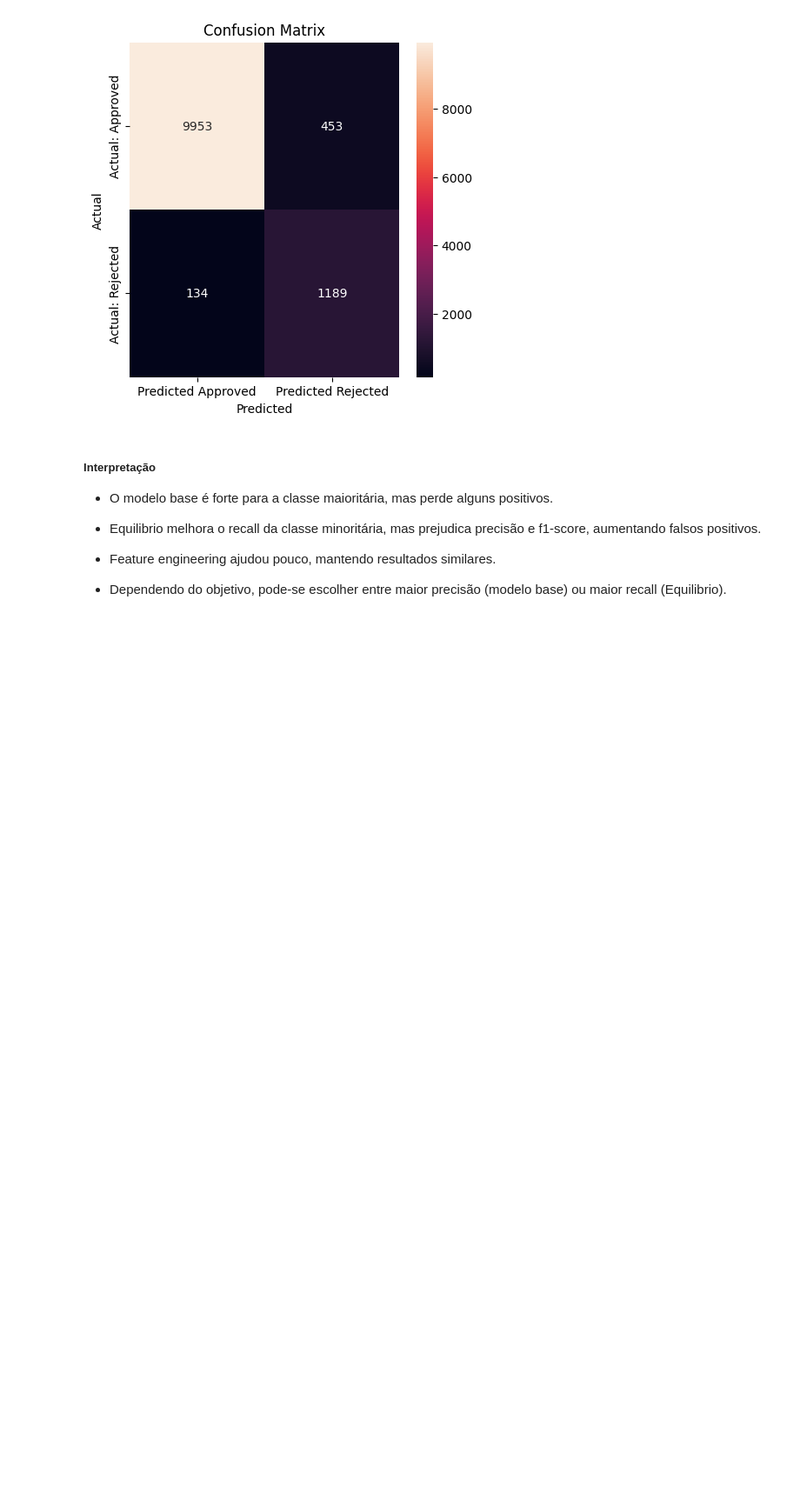
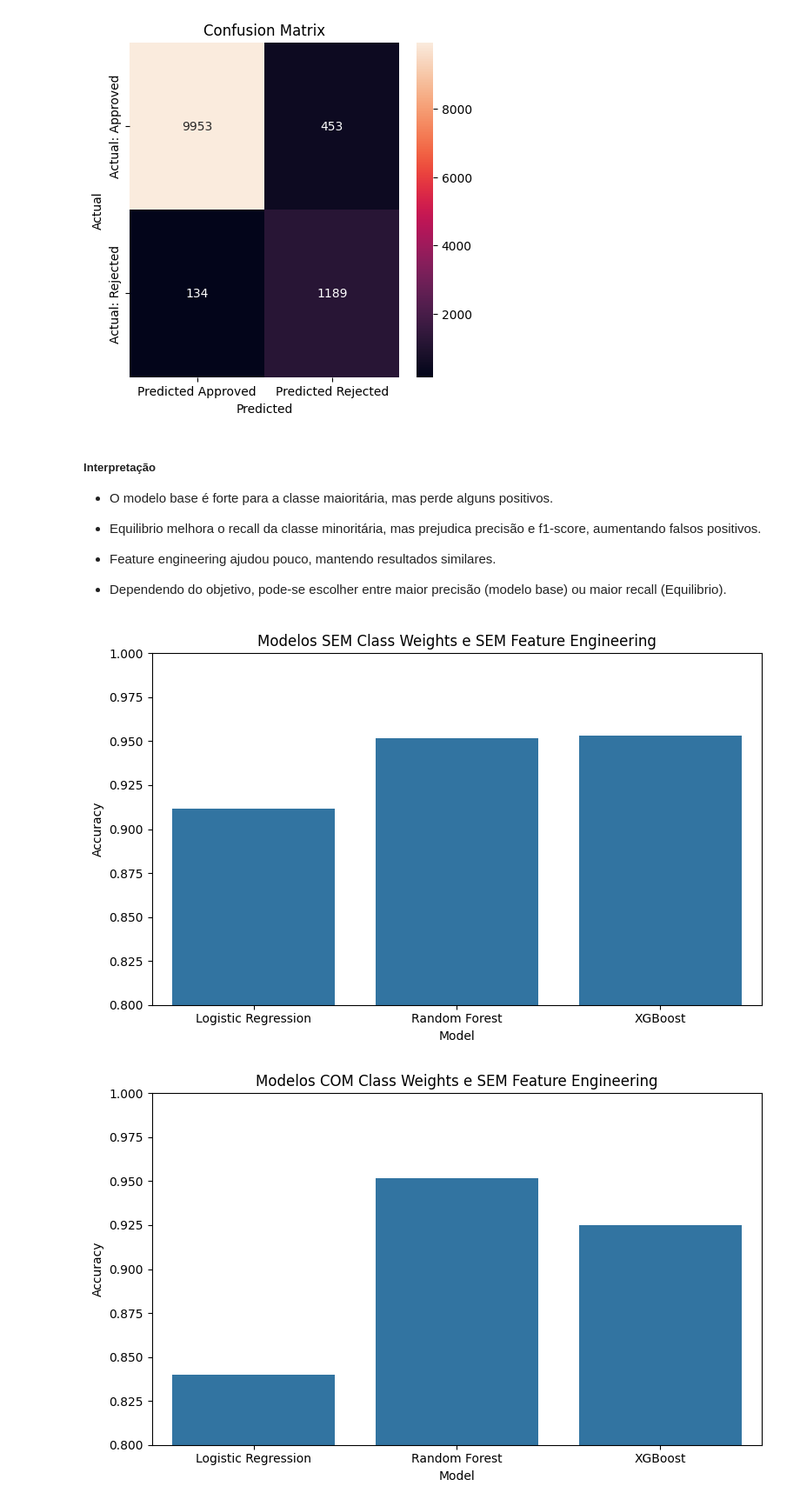
Before and after one commit to RodrigoPombo1/projeto-2-ia, a Jupyter notebook: notas_jupyter.ipynb, the cells around one changed output. Shown at 87% size. Saved outputs shown, nothing was run; the diff lists cells and outputs as text; code cells hidden in the pictures; blank space fills up the shorter version.

Commit message:
graficos a comparar a accuracy entre os diferentes algoritmos

```diff
--- a/notas_jupyter.ipynb
+++ b/notas_jupyter.ipynb
@@ -1019,3 +1019,60 @@ confusion_matrix_plot(9953, 134, 453, 1189)
 - Feature engineering ajudou pouco, mantendo resultados similares.
 
 - Dependendo do objetivo, pode-se escolher entre maior precisão (modelo base) ou maior recall (Equilibrio).
+# %%
+# dos resultados obtidos em cada execução do modelo
+results = [
+    # Logistic Regression
+    {"Model": "Logistic Regression", "Feature Eng": False, "Class Weights": False, "Accuracy": 0.9118},
+    {"Model": "Logistic Regression", "Feature Eng": False, "Class Weights": True,  "Accuracy": 0.8398},
+    {"Model": "Logistic Regression", "Feature Eng": True,  "Class Weights": False, "Accuracy": 0.9150},
+    # Random Forest
+    {"Model": "Random Forest", "Feature Eng": False, "Class Weights": False, "Accuracy": 0.9517},
+    {"Model": "Random Forest", "Feature Eng": False, "Class Weights": True,  "Accuracy": 0.9515},
+    {"Model": "Random Forest", "Feature Eng": True,  "Class Weights": False, "Accuracy": 0.9471},
+    # XGBoost
+    {"Model": "XGBoost", "Feature Eng": False, "Class Weights": False, "Accuracy": 0.9534},
+    {"Model": "XGBoost", "Feature Eng": False, "Class Weights": True,  "Accuracy": 0.9252},
+    {"Model": "XGBoost", "Feature Eng": True,  "Class Weights": False, "Accuracy": 0.9500},
+]
+
+df_results = pd.DataFrame(results)
+
+# Todos algoritmos SEM class weights e SEM feature engineering
+plt.figure(figsize=(8,5))
+sns.barplot(
+    data=df_results[(df_results["Feature Eng"] == False) & (df_results["Class Weights"] == False)],
+    x="Model",
+    y="Accuracy",
+)
+plt.title("Modelos SEM Class Weights e SEM Feature Engineering")
+plt.ylim(0.8, 1)
+plt.tight_layout()
+plt.show()
+
+# Todos algoritmos COM class weights e SEM feature engineering
+plt.figure(figsize=(8,5))
+sns.barplot(
+    data=df_results[(df_results["Feature Eng"] == False) & (df_results["Class Weights"] == True)],
+    x="Model",
+    y="Accuracy",
+)
+plt.title("Modelos COM Class Weights e SEM Feature Engineering")
+plt.ylim(0.8, 1)
+plt.tight_layout()
+plt.show()
+
+# 3. Todos algoritmos SEM class weights e COM feature engineering
+plt.figure(figsize=(8,5))
+sns.barplot(
+    data=df_results[(df_results["Feature Eng"] == True) & (df_results["Class Weights"] == False)],
+    x="Model",
+    y="Accuracy",
+)
+plt.title("Modelos SEM Class Weights e COM Feature Engineering")
+plt.ylim(0.8, 1)
+plt.tight_layout()
+plt.show()
+# %% [output]
+[figure, added]
+[figure, added]
```
Also changed, not shown: parts of 3 cells of this notebook.
